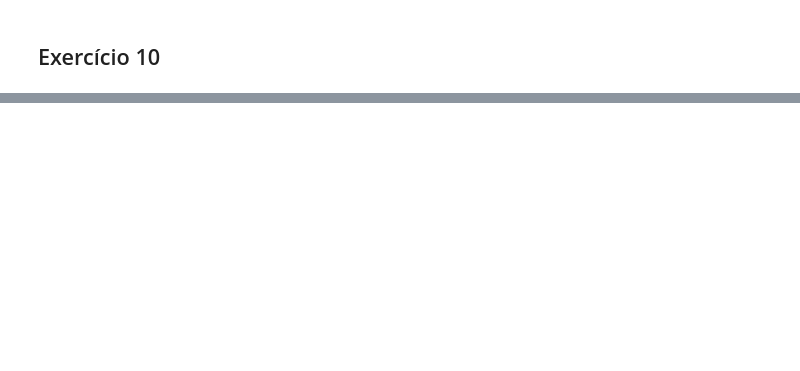
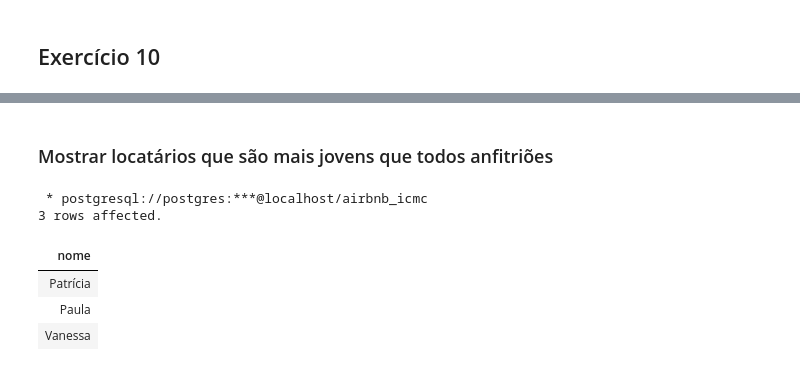
Before and after one commit to LeonardoIshida/airbnb-database-case-study, a Jupyter notebook: trabalho-1/5-10-consultas.ipynb, the cells around one changed output, grey strips where cells are left out. Saved outputs shown, nothing was run; the diff lists cells and outputs as text; code cells hidden in the pictures; blank space fills up the shorter version.

```diff
--- a/trabalho-1/5-10-consultas.ipynb
+++ b/trabalho-1/5-10-consultas.ipynb
@@ -270,0 +266,25 @@ WHERE
+# %% [markdown]
+### Mostrar locatários que são mais jovens que todos anfitriões
+# %%
+%%sql
+SELECT
+    Nome
+FROM
+    Usuario
+WHERE
+    (tipo = 'locatário' OR tipo = 'locatário e proprietário')
+    AND dt_nascimento > (
+        SELECT
+            MAX(dt_nascimento)
+        FROM
+            Usuario
+        WHERE
+            tipo = 'proprietário' OR tipo = 'locatário e proprietário'
+    );
+# %% [output]
+ * postgresql://postgres:***@localhost/airbnb_icmc
+3 rows affected.
+| nome |
+| Patrícia |
+| Paula |
+| Vanessa |
```
Also changed, not shown: parts of 6 cells of this notebook, 3 other files.
